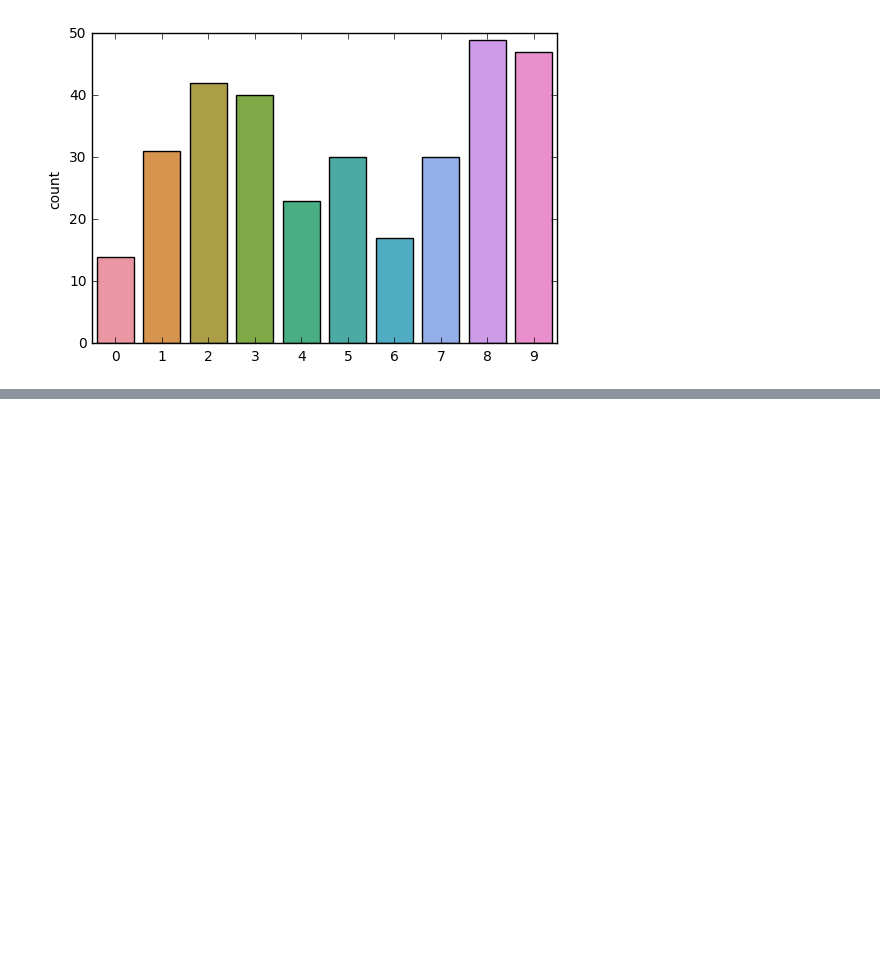
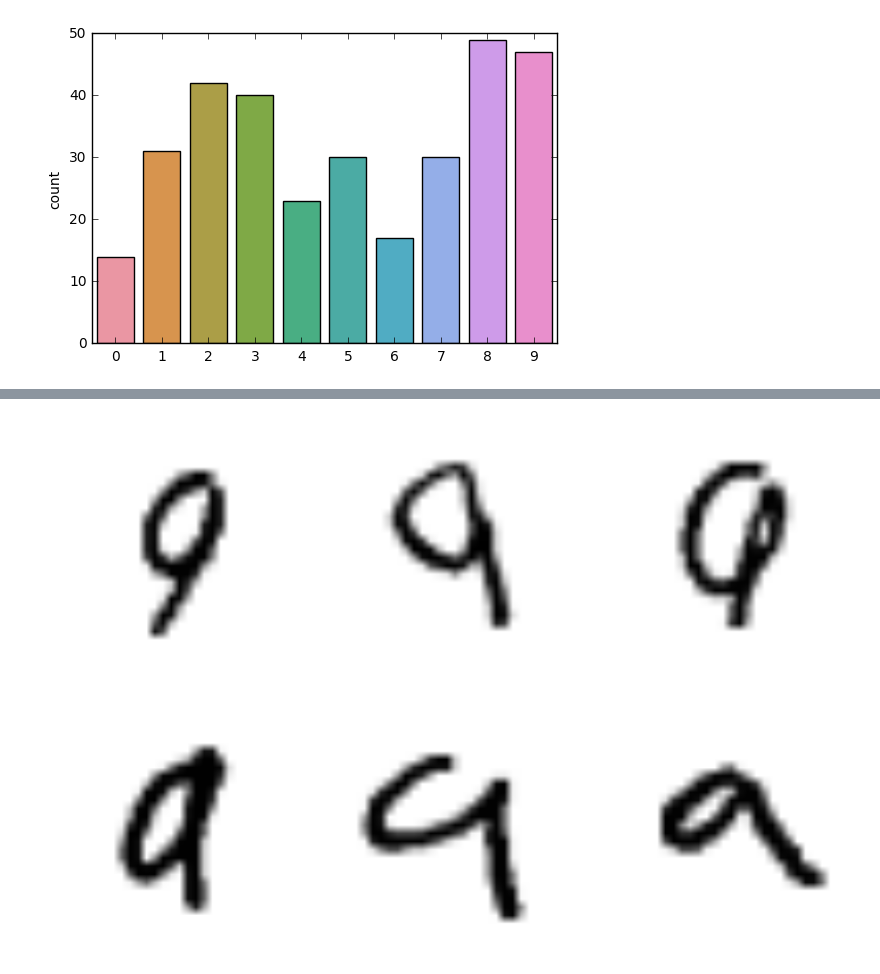
Before and after one commit to devGhiles/mnist-digit-recognition, a Jupyter notebook: training_and_errors_analysis.ipynb, the cells around one changed output, grey strips where cells are left out. Drawn from its saved outputs; the diff is of its cells as text; code cells hidden in the pictures; blank space fills up the shorter version.

```diff
--- a/training_and_errors_analysis.ipynb
+++ b/training_and_errors_analysis.ipynb
@@ -67,3 +69,7 @@ predicted_labels = valid_predictions_df['Label'].values
 true_labels.shape, predicted_labels.shape
 # %% [output]
 ((8400,), (8400,))
+# %%
+evaluation_df = {'y_true': true_labels, 'y_pred': predicted_labels}
+evaluation_df = pd.DataFrame(evaluation_df, columns=['y_true', 'y_pred'])
+evaluation_df.head()
@@ -86,0 +124,27 @@ plt.show()
+# %%
+def visualize_errors(true_label, predicted_label, n_images=1):
+    n_cols = 3
+
+    samples_of_interest_df = valid_df.loc[(evaluation_df['y_true'] == true_label) & (evaluation_df['y_pred'] == predicted_label)]
+    samples_of_interest_df = samples_of_interest_df.drop(['label'], axis=1).copy()
+    n_images = min(n_images, len(samples_of_interest_df))
+    samples_of_interest_df = samples_of_interest_df.sample(n_images)
+
+    n_rows = int((n_images - 1) / n_cols) + 1
+    fig, axes = plt.subplots(n_rows, n_cols, figsize=(15, 10))
+    for i, (_, row) in enumerate(samples_of_interest_df.iterrows()):
+        if n_rows > 1:
+            ax = axes[int(i / n_cols), i % n_cols]
+        else:
+            ax = axes[i % n_cols]
+        ax.axis('off')
+        ax.imshow(255 - row.values.reshape(28, 28), cmap='gray', vmin=0, vmax=255)
+
+    return None
+# %%
+true_label = 9
+predicted_label = 4
+n_images=6
+visualize_errors(true_label=true_label, predicted_label=predicted_label, n_images=n_images)
+# %% [output]
+[figure, added]
```
Also changed, not shown: parts of 10 cells of this notebook.
